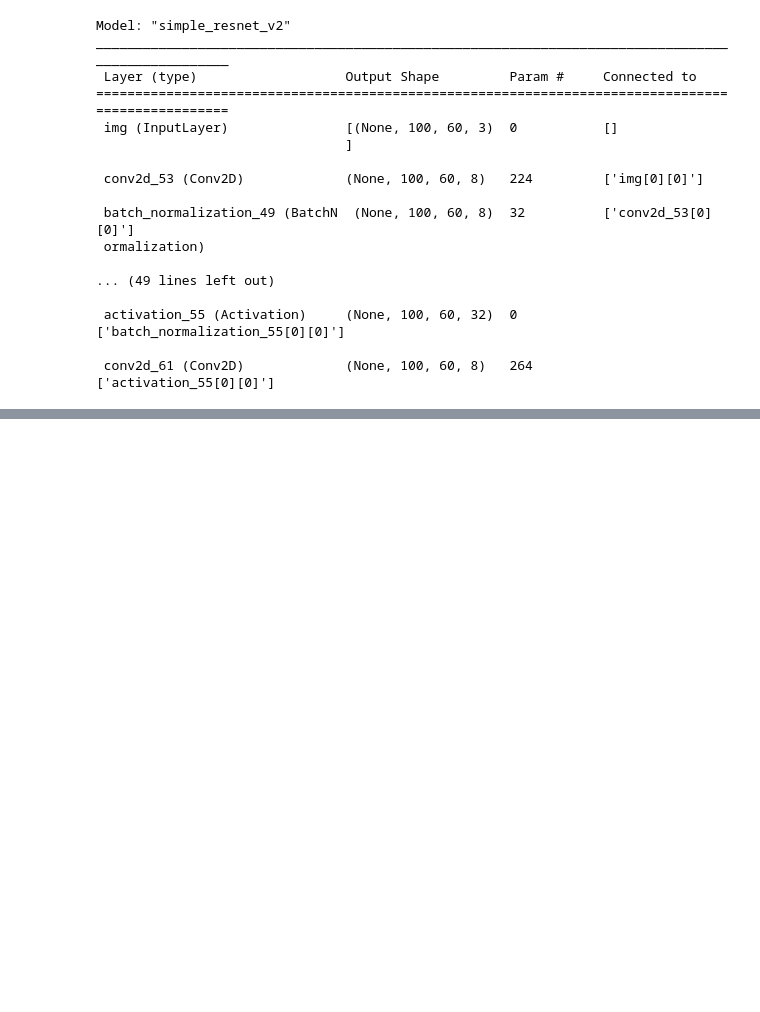
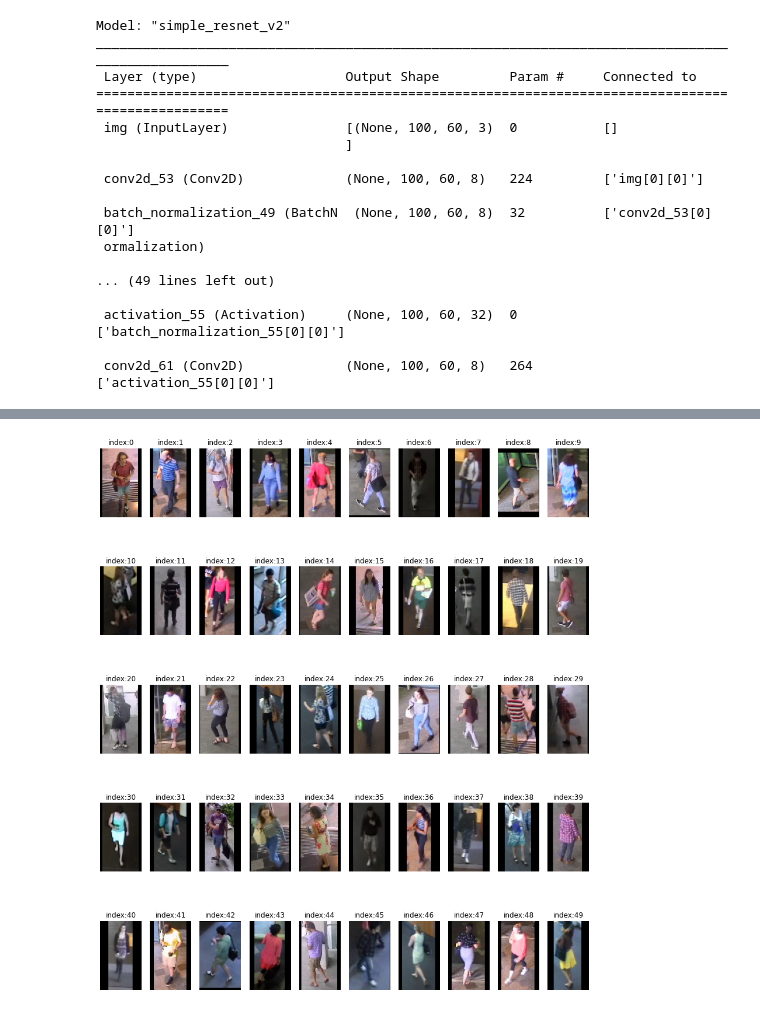
Before and after one commit to xiaohai-huang/cab420-workspace, a Jupyter notebook: work/machine-learning/a1c/Q2/assignment1C_Q2.ipynb, the cells around one changed output, grey strips where cells are left out. Drawn from its saved outputs; the diff is of its cells as text; code cells hidden in the pictures; blank space fills up the shorter version.

```diff
--- a/work/machine-learning/a1c/Q2/assignment1C_Q2.ipynb
+++ b/work/machine-learning/a1c/Q2/assignment1C_Q2.ipynb
@@ -678,0 +652,4 @@ array([1, 1, 1, 1, 1, 1, 1, 1, 1, 1, 1, 1, 1, 1, 1, 1, 1, 1, 1, 1, 1, 1,
+# %%
+plot_images(test_x["images"])
+# %% [output]
+[figure, added]
```
Also changed, not shown: parts of 14 cells of this notebook.
